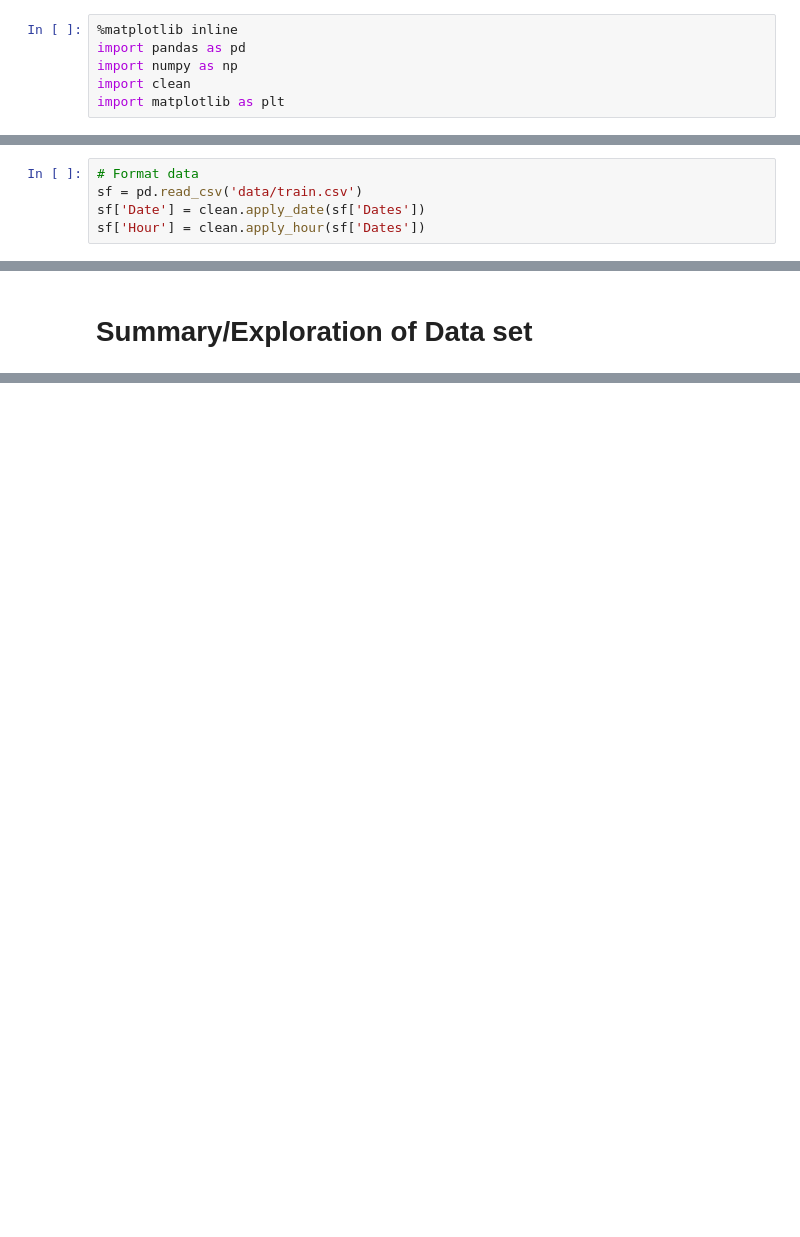
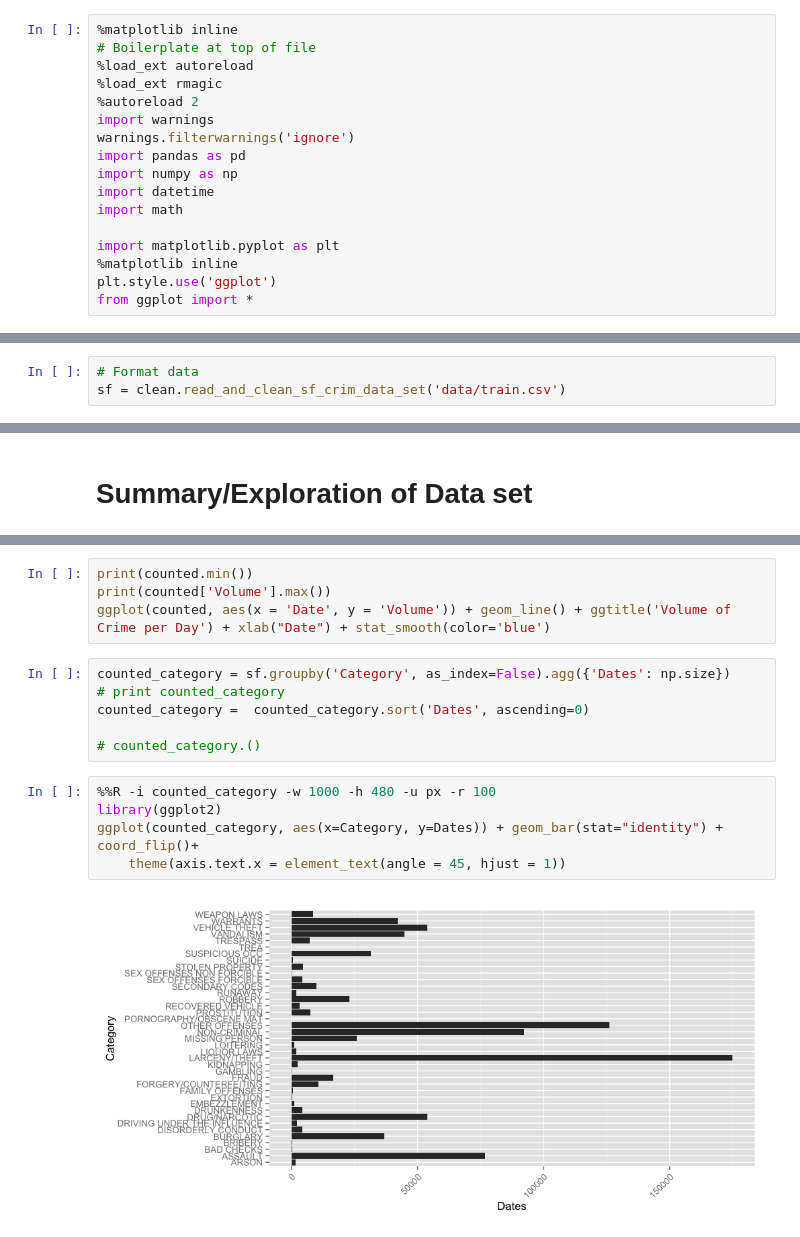
Before and after one commit to chrisngan24/spectacle, a Jupyter notebook: analytics/kaggle_sf_crime/main.ipynb, the cells around one changed output, grey strips where cells are left out. Saved outputs shown, nothing was run; the diff lists cells and outputs as text; blank space fills up the shorter version.

```diff
--- a/analytics/kaggle_sf_crime/main.ipynb
+++ b/analytics/kaggle_sf_crime/main.ipynb
@@ -1,6 +1,17 @@
 # %%
 %matplotlib inline
+# Boilerplate at top of file
+%load_ext autoreload
+%load_ext rmagic
+%autoreload 2
+import warnings
+warnings.filterwarnings('ignore')
 import pandas as pd
 import numpy as np
-import clean
-import matplotlib as plt
+import datetime
+import math
+
+import matplotlib.pyplot as plt
+%matplotlib inline
+plt.style.use('ggplot')
+from ggplot import *
@@ -7,8 +25,6 @@ import matplotlib as plt
 # %%
 # Format data
-sf = pd.read_csv('data/train.csv')
-sf['Date'] = clean.apply_date(sf['Dates'])
-sf['Hour'] = clean.apply_hour(sf['Dates'])
+sf = clean.read_and_clean_sf_crim_data_set('data/train.csv')
 # %%
 sf.head()
 # %% [output]
@@ -34,0 +51,17 @@ KeyError: 'Date'
+# %%
+print(counted.min())
+print(counted['Volume'].max())
+ggplot(counted, aes(x = 'Date', y = 'Volume')) + geom_line() + ggtitle('Volume of Crime per Day') + xlab("Date") + stat_smooth(color='blue')
+# %%
+counted_category = sf.groupby('Category', as_index=False).agg({'Dates': np.size})
+# print counted_category
+counted_category =  counted_category.sort('Dates', ascending=0)
+
+# counted_category.()
+# %%
+%%R -i counted_category -w 1000 -h 480 -u px -r 100
+library(ggplot2)
+ggplot(counted_category, aes(x=Category, y=Dates)) + geom_bar(stat="identity") +  coord_flip()+
+    theme(axis.text.x = element_text(angle = 45, hjust = 1))
+# %% [output]
+[figure, added]
```
Also changed, not shown: parts of 10 cells of this notebook, 32 other files.
